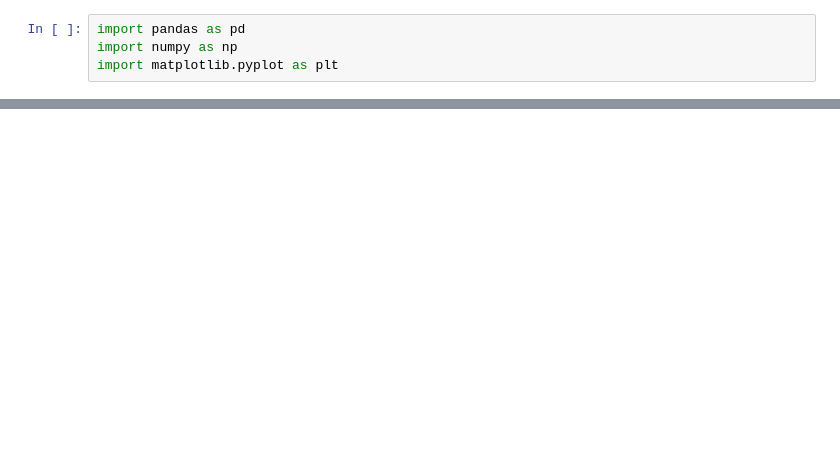
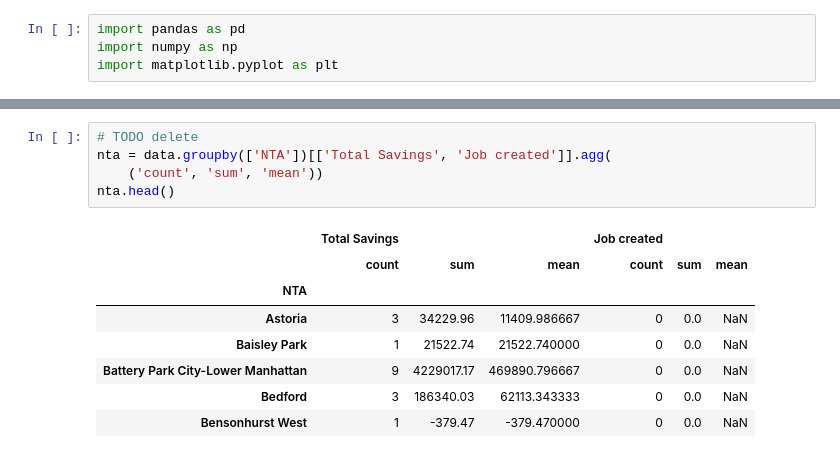
Before and after one commit to data-science-sandbox/binder-framework, a Jupyter notebook: milestone_project.ipynb, the cells around one changed output, grey strips where cells are left out. Saved outputs shown, nothing was run; the diff lists cells and outputs as text; blank space fills up the shorter version.

```diff
--- a/milestone_project.ipynb
+++ b/milestone_project.ipynb
@@ -303,0 +134,14 @@ plt.show()
+# %%
+# TODO delete
+nta = data.groupby(['NTA'])[['Total Savings', 'Job created']].agg(
+    ('count', 'sum', 'mean'))
+nta.head()
+# %% [output]
+|  | Total Savings |  |  | Job created |  |  |
+|  | count | sum | mean | count | sum | mean |
+| NTA |  |  |  |  |  |  |
+| Astoria | 3 | 34229.96 | 11409.986667 | 0 | 0.0 | NaN |
+| Baisley Park | 1 | 21522.74 | 21522.740000 | 0 | 0.0 | NaN |
+| Battery Park City-Lower Manhattan | 9 | 4229017.17 | 469890.796667 | 0 | 0.0 | NaN |
+| Bedford | 3 | 186340.03 | 62113.343333 | 0 | 0.0 | NaN |
+| Bensonhurst West | 1 | -379.47 | -379.470000 | 0 | 0.0 | NaN |
```
Also changed, not shown: parts of 36 cells of this notebook, 1 other file.
